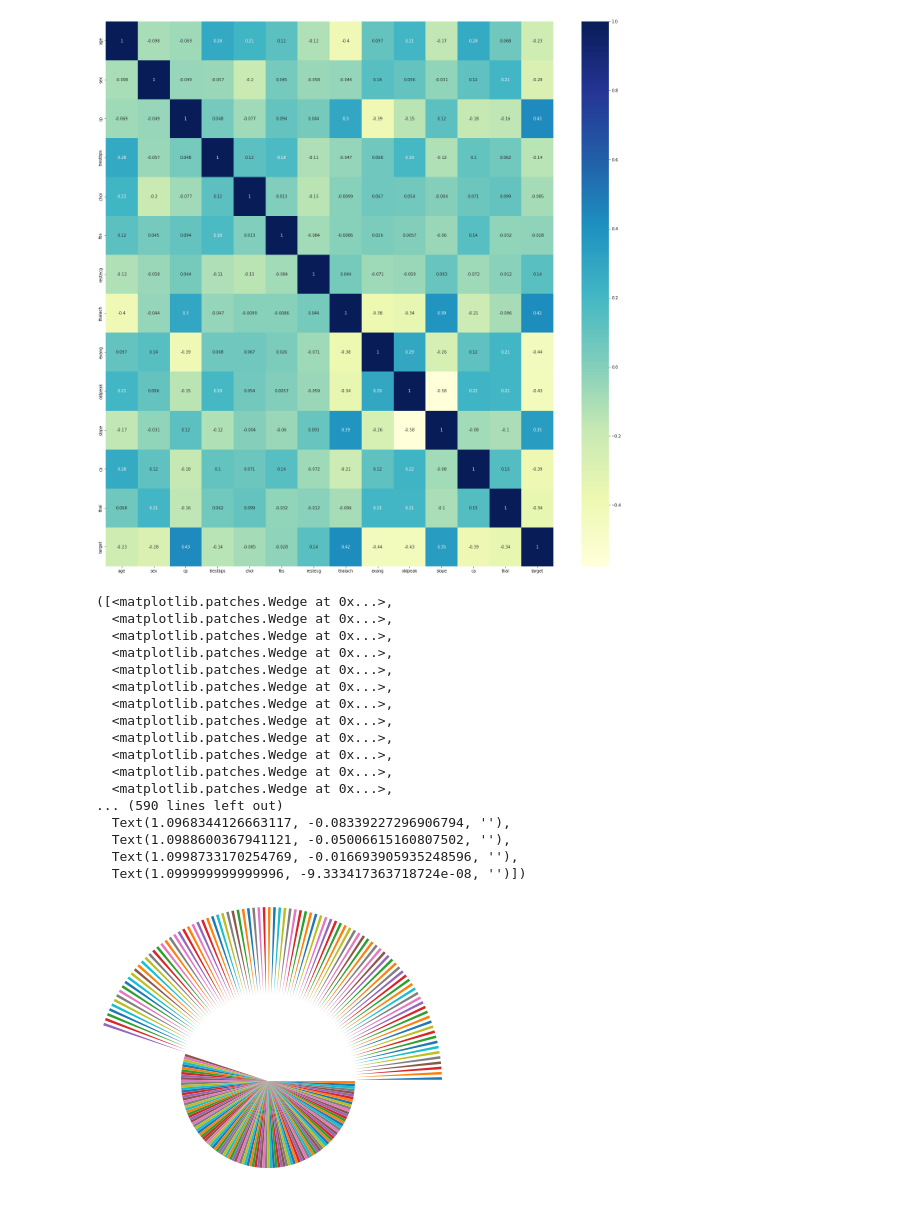
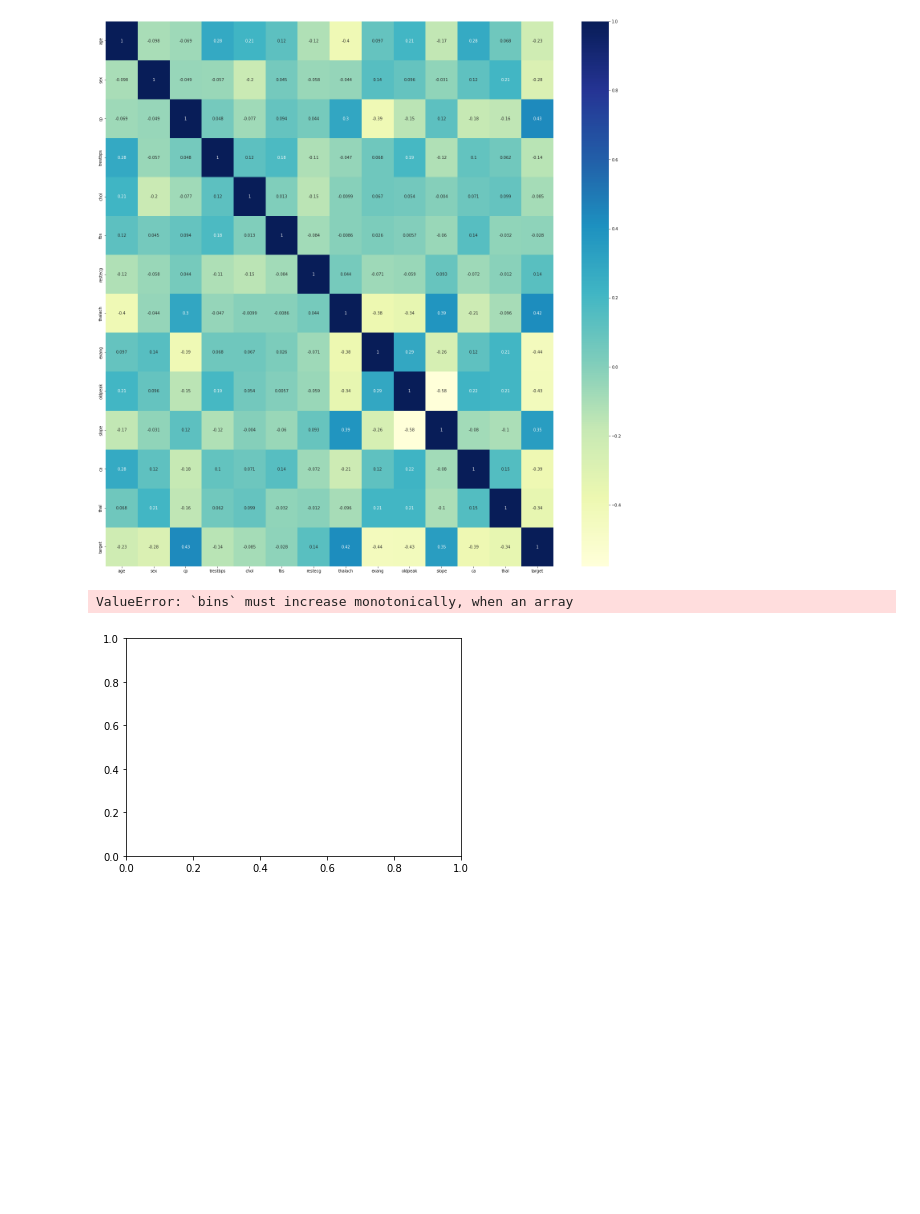
Before and after one commit to anjali301/healthcare-ML, a Jupyter notebook: health/care/disease/Heart Disease.ipynb, the cells around one changed output. Cells and saved outputs as stored; diff of their text form; code cells hidden in the pictures; blank space fills up the shorter version.

Commit message:
heart half

```diff
--- a/health/care/disease/Heart Disease.ipynb
+++ b/health/care/disease/Heart Disease.ipynb
@@ -231,28 +231,12 @@ sns.heatmap(heart_data.corr(), annot=True, cmap='YlGnBu')
 # %% [output]
 <AxesSubplot:>
 [figure]
-# %%
-# a, b = np.loadtxt("heart (1).csv", delimiter = ",", unpack = True)
-
-# plt.title("Graph created from CSV")
-plt.pie(heart_data['sex'], heart_data['target'])
-plt.show()
-# %% [output]
-([<matplotlib.patches.Wedge at 0x...>,
-  <matplotlib.patches.Wedge at 0x...>,
-  <matplotlib.patches.Wedge at 0x...>,
-  <matplotlib.patches.Wedge at 0x...>,
-  <matplotlib.patches.Wedge at 0x...>,
-  <matplotlib.patches.Wedge at 0x...>,
-  <matplotlib.patches.Wedge at 0x...>,
-  <matplotlib.patches.Wedge at 0x...>,
-  <matplotlib.patches.Wedge at 0x...>,
-  <matplotlib.patches.Wedge at 0x...>,
-  <matplotlib.patches.Wedge at 0x...>,
-  <matplotlib.patches.Wedge at 0x...>,
-... (590 lines left out)
-  Text(1.0968344126663117, -0.08339227296906794, ''),
-  Text(1.0988600367941121, -0.05006615160807502, ''),
-  Text(1.0998733170254769, -0.016693905935248596, ''),
-  Text(1.099999999999996, -9.333417363718724e-08, '')])
-[figure, removed]
+# %%
+# a, b = np.loadtxt("heart (1).csv", delimiter = ",", unpack = True)
+
+# plt.title("Graph created from CSV")
+plt.hist(heart_data['sex'], heart_data['target'])
+plt.show()
+# %% [output]
+ValueError: `bins` must increase monotonically, when an array
+[figure, added]
```
